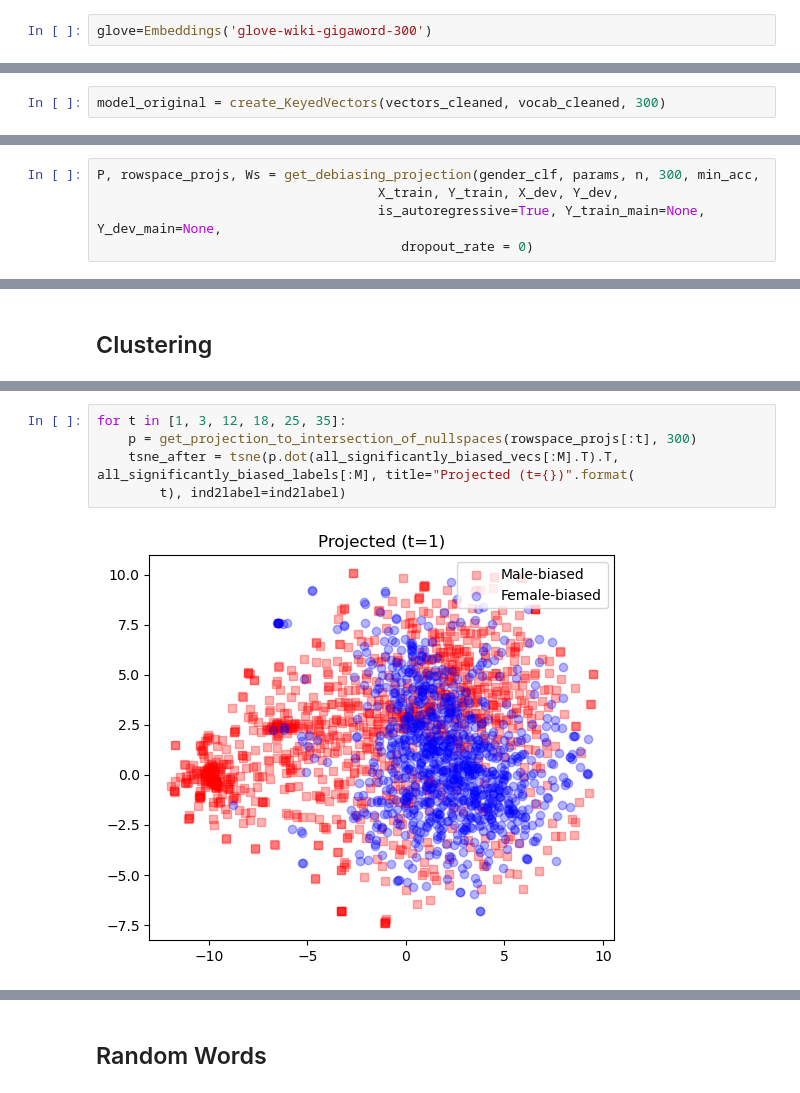
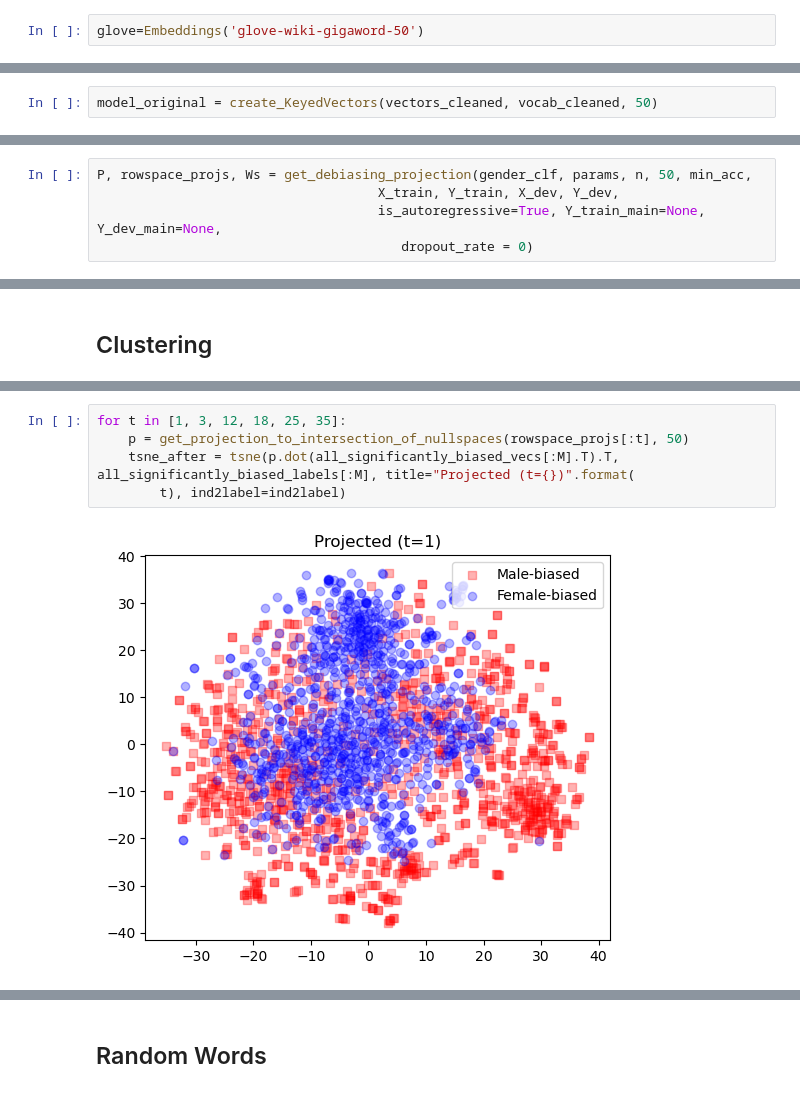
Before and after one commit to aduarte56/MT_DebiasingAlgorithms, a Jupyter notebook: RunningNotebook_INLP.ipynb, the cells around one changed output, grey strips where cells are left out. Cells and saved outputs as stored; diff of their text form.

```diff
--- a/RunningNotebook_INLP.ipynb
+++ b/RunningNotebook_INLP.ipynb
@@ -10,5 +10,5 @@ import numpy as np
 import sklearn
 from sklearn.svm import LinearSVC, SVC
 # %%
-glove=Embeddings('glove-wiki-gigaword-300')
+glove=Embeddings('glove-wiki-gigaword-50')
 # %% [output]
@@ -76,7 +76,7 @@ def_set_joined=utils.prepare_def_sets_subspace(def_sets["gender"]+ def_sets["rac
 # %% [markdown]
 ### INLP
 # %%
-model_original = create_KeyedVectors(vectors_cleaned, vocab_cleaned, 300)
+model_original = create_KeyedVectors(vectors_cleaned, vocab_cleaned, 50)
 # %%
 num_vectors_per_class = 7500
 
@@ -158,7 +158,7 @@ n = 35
 min_acc = 0
 dropout_rate = 0
 # %%
-P, rowspace_projs, Ws = get_debiasing_projection(gender_clf, params, n, 300, min_acc,
+P, rowspace_projs, Ws = get_debiasing_projection(gender_clf, params, n, 50, min_acc,
                                     X_train, Y_train, X_dev, Y_dev,
                                     is_autoregressive=True, Y_train_main=None, Y_dev_main=None,
                                        dropout_rate = 0)
@@ -261,7 +261,7 @@ Rank before: 300; Rank after: 195
 # %%
 for t in [1, 3, 12, 18, 25, 35]:
-    p = get_projection_to_intersection_of_nullspaces(rowspace_projs[:t], 300)
+    p = get_projection_to_intersection_of_nullspaces(rowspace_projs[:t], 50)
     tsne_after = tsne(p.dot(all_significantly_biased_vecs[:M].T).T, all_significantly_biased_labels[:M], title="Projected (t={})".format(
         t), ind2label=ind2label)
 # %% [output]
-[figure, old version]
+[figure, new version]
```
Also changed, not shown: parts of 7 cells of this notebook, 2 other files.
